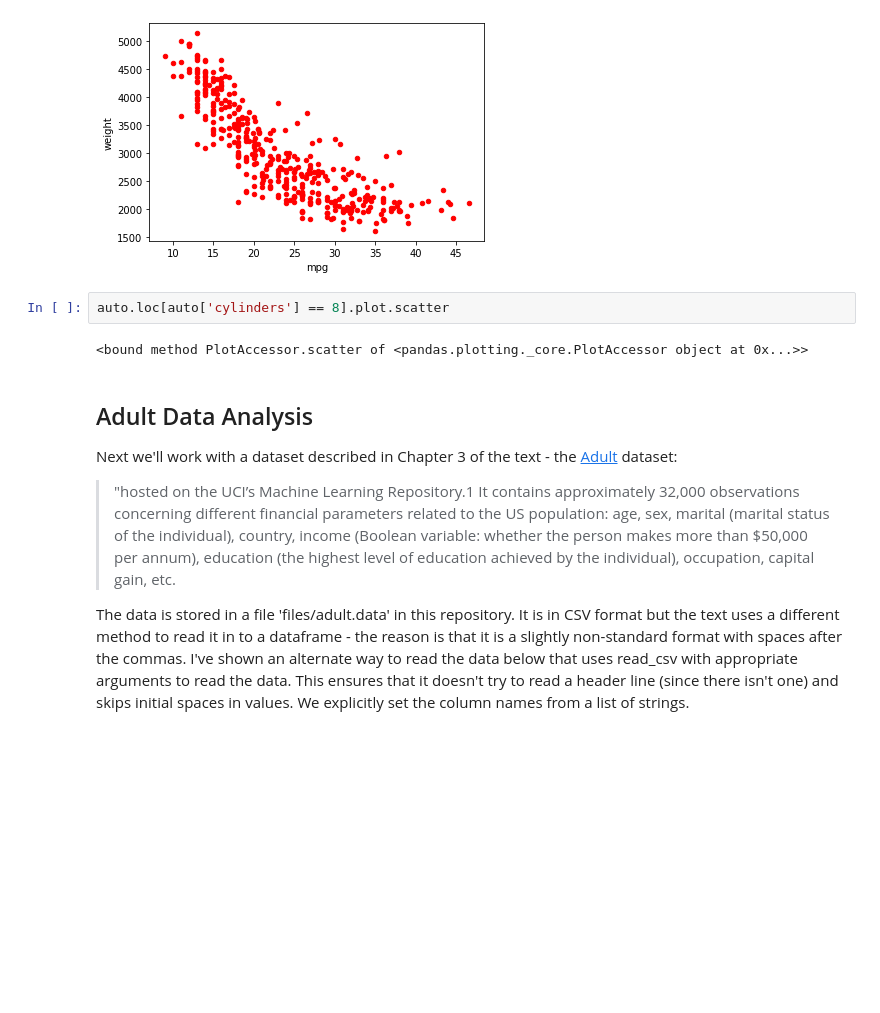
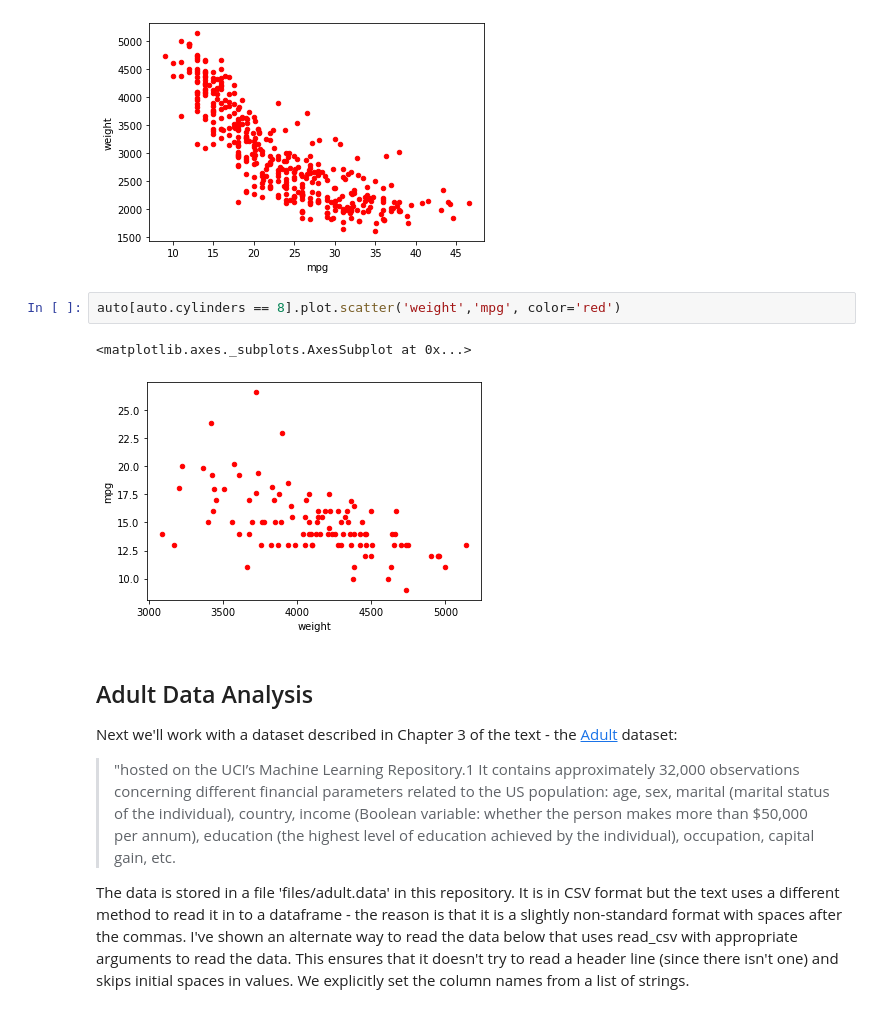
Before and after one commit to iamdraza/University-Practicals, a Jupyter notebook: COMP6200 Week 3.ipynb, the cells around one changed output. Cells and saved outputs as stored; diff of their text form; blank space fills up the shorter version.

```diff
--- a/COMP6200 Week 3.ipynb
+++ b/COMP6200 Week 3.ipynb
@@ -74,9 +74,10 @@ plt.show()
 # %% [output]
 [figure]
 # %%
-auto.loc[auto['cylinders'] == 8].plot.scatter
+auto[auto.cylinders == 8].plot.scatter('weight','mpg', color='red')
 # %% [output]
-<bound method PlotAccessor.scatter of <pandas.plotting._core.PlotAccessor object at 0x...>>
+<matplotlib.axes._subplots.AxesSubplot at 0x...>
+[figure, added]
 # %% [markdown]
 ## Adult Data Analysis
 
```
Also changed, not shown: parts of 15 cells of this notebook.
